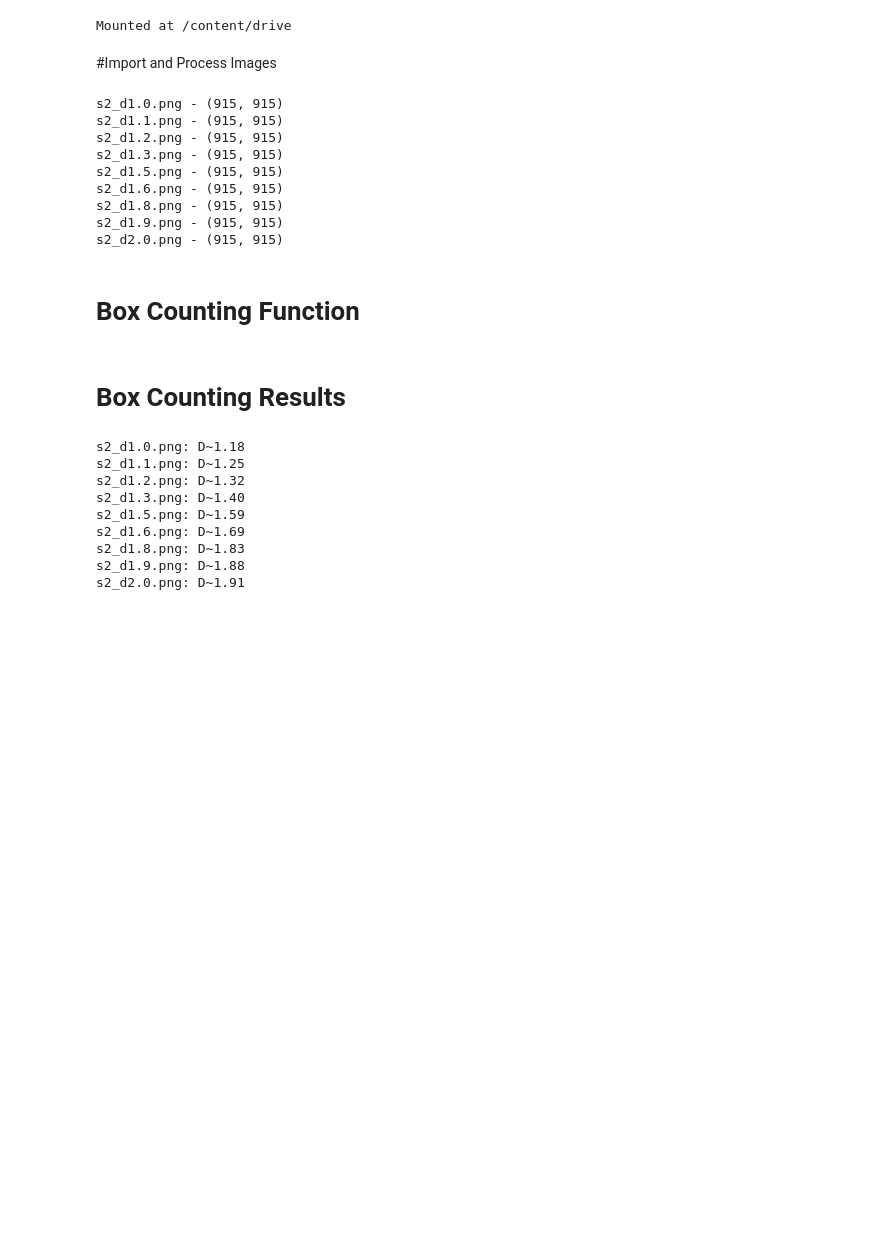
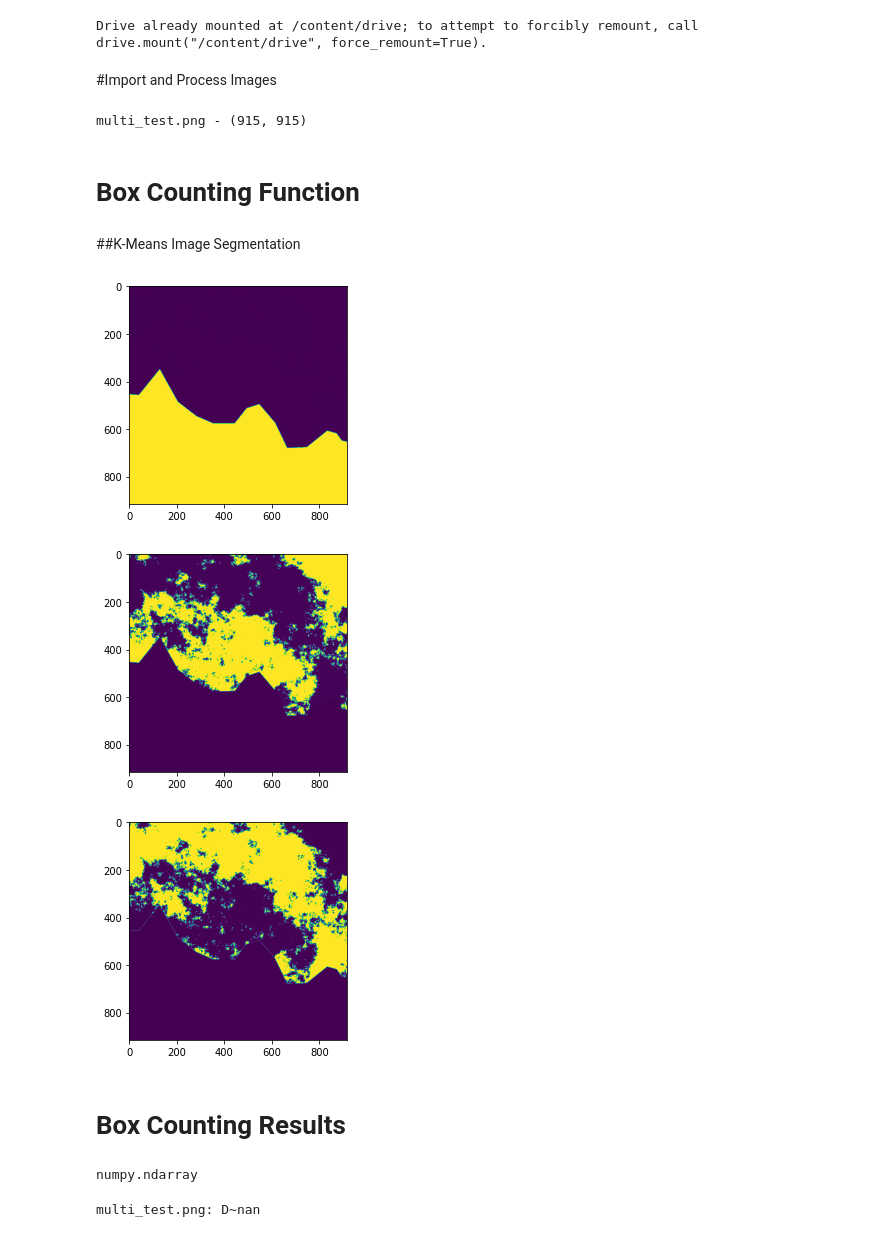
Before and after one commit to nghess/fractal-tools, a Jupyter notebook: 2D_Fractal_Boxcount_Multi_D.ipynb, the cells around one changed output. Saved outputs shown, nothing was run; the diff lists cells and outputs as text; code cells hidden in the pictures; blank space fills up the shorter version.

Commit message:
Image Segmentation WIP

```diff
--- a/2D_Fractal_Boxcount_Multi_D.ipynb
+++ b/2D_Fractal_Boxcount_Multi_D.ipynb
@@ -8,9 +10,9 @@ from os.path import isfile, join
 # %%
 from google.colab import drive
 drive.mount('/content/drive')
-mypath = '/content/drive/My Drive/fractal_test_images/solid/'
+mypath = '/content/drive/My Drive/fractal_test_images/multi/'
 # %% [output]
-Mounted at /content/drive
+Drive already mounted at /content/drive; to attempt to forcibly remount, call drive.mount("/content/drive", force_remount=True).
 # %% [markdown]
 #Import and Process Images
 # %%
@@ -25,15 +27,7 @@ for i in range(len(filenames)):
   images.append(image)
   print(f'{filenames[i]} - {np.shape(image)}') # Print filename and dimensions
 # %% [output]
-s2_d1.0.png - (915, 915)
-s2_d1.1.png - (915, 915)
-s2_d1.2.png - (915, 915)
-s2_d1.3.png - (915, 915)
-s2_d1.5.png - (915, 915)
-s2_d1.6.png - (915, 915)
-s2_d1.8.png - (915, 915)
-s2_d1.9.png - (915, 915)
-s2_d2.0.png - (915, 915)
+multi_test.png - (915, 915)
 # %% [markdown]
 # Box Counting Function
 # %%
@@ -74,20 +68,50 @@ def fractal_dimension(Z, threshold=0.9):
     # Fit the successive log(sizes) with log (counts)
     coeffs = np.polyfit(np.log(sizes), np.log(counts), 1)
     return -coeffs[0]
+# %% [markdown]
+##K-Means Image Segmentation
+# %%
+def img_segment(img, k):
+  dims = img.shape # Store 2d shape
+  img = np.float32(img.reshape(-1,1)) # Reshape to 1d
+
+  #K-Means steps
+  criteria = (cv2.TERM_CRITERIA_EPS + cv2.TERM_CRITERIA_MAX_ITER, 10, 1.0)
+  passes=10
+  label = cv2.kmeans(img, k, None, criteria, passes, cv2.KMEANS_PP_CENTERS)[1]
+  labeled_img = label.reshape(dims)
+
+
+  segments = [] # List to store image segments
+
+  for segment in np.unique(label):
+    mask = np.array([255 if x == segment else x for x in label], dtype=object)
+    mask = np.uint8(mask.reshape(dims))
+    segments.append(mask)
+
+  return segments
+# %%
+# Run K-means segmentation
+labeled = img_segment(images[0],3)
+
+# Show results
+for x in range(len(labeled)):
+  matplotlib.pyplot.figure()
+  matplotlib.pyplot.imshow(labeled[x])
+# %% [output]
+[figure, added]
+[figure, added]
+[figure, added]
 # %% [markdown]
 # Box Counting Results
+# %%
+type(labeled[1])
+# %% [output]
+numpy.ndarray
 # %%
 # Thresholded Images
-for i in range(len(images)):
-  D = fractal_dimension(np.asarray(images[i]))
-  print(f'{filenames[i]}: D~{D:.2f}')
+#for i in range(len(labeled)):
+D = fractal_dimension(labeled[0])
+print(f'{filenames[0]}: D~{D:.2f}')
 # %% [output]
-s2_d1.0.png: D~1.18
-s2_d1.1.png: D~1.25
-s2_d1.2.png: D~1.32
-s2_d1.3.png: D~1.40
-s2_d1.5.png: D~1.59
-s2_d1.6.png: D~1.69
-s2_d1.8.png: D~1.83
-s2_d1.9.png: D~1.88
-s2_d2.0.png: D~1.91
+multi_test.png: D~nan
```
Also changed, not shown: parts of 2 cells of this notebook.
